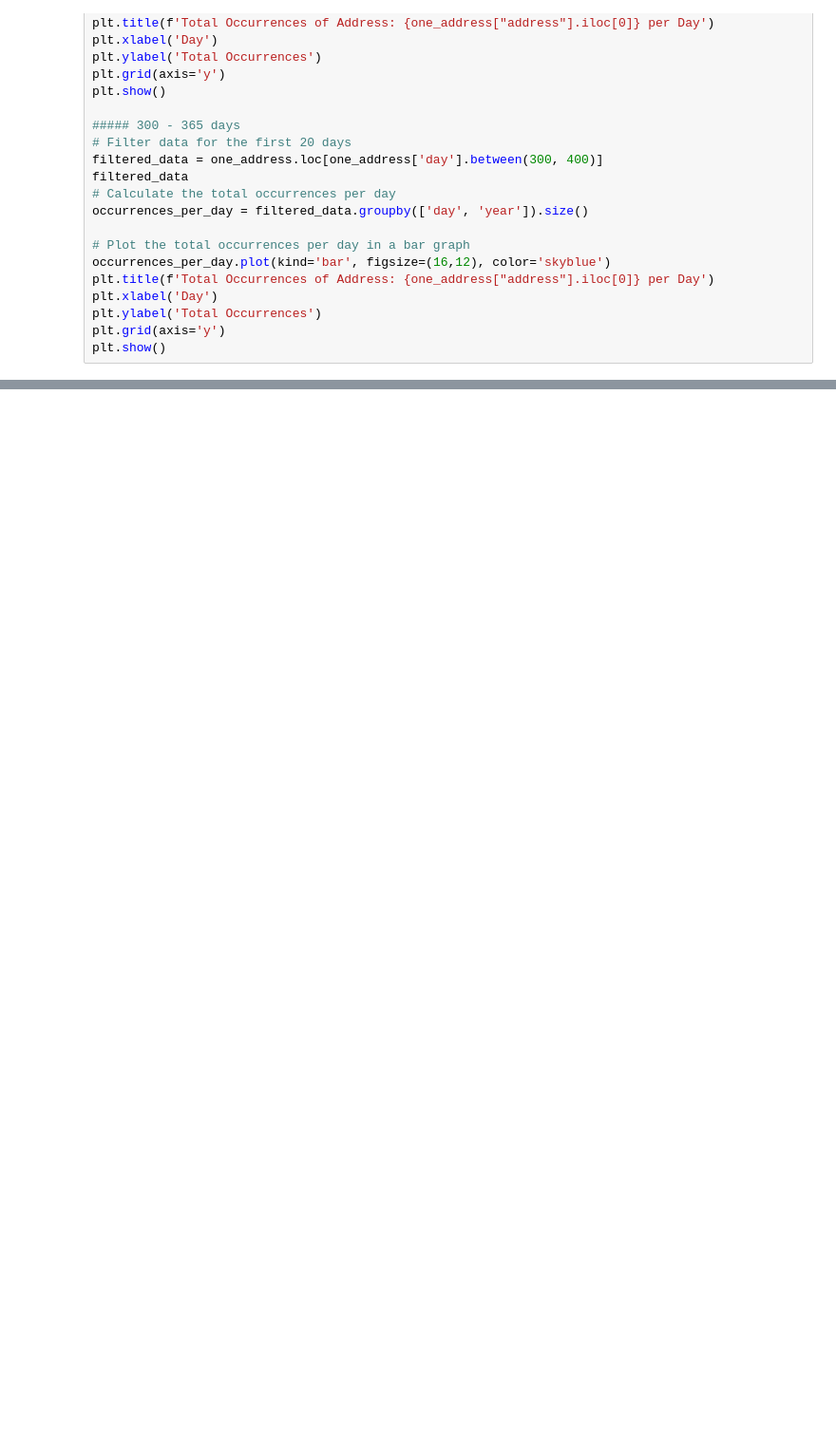
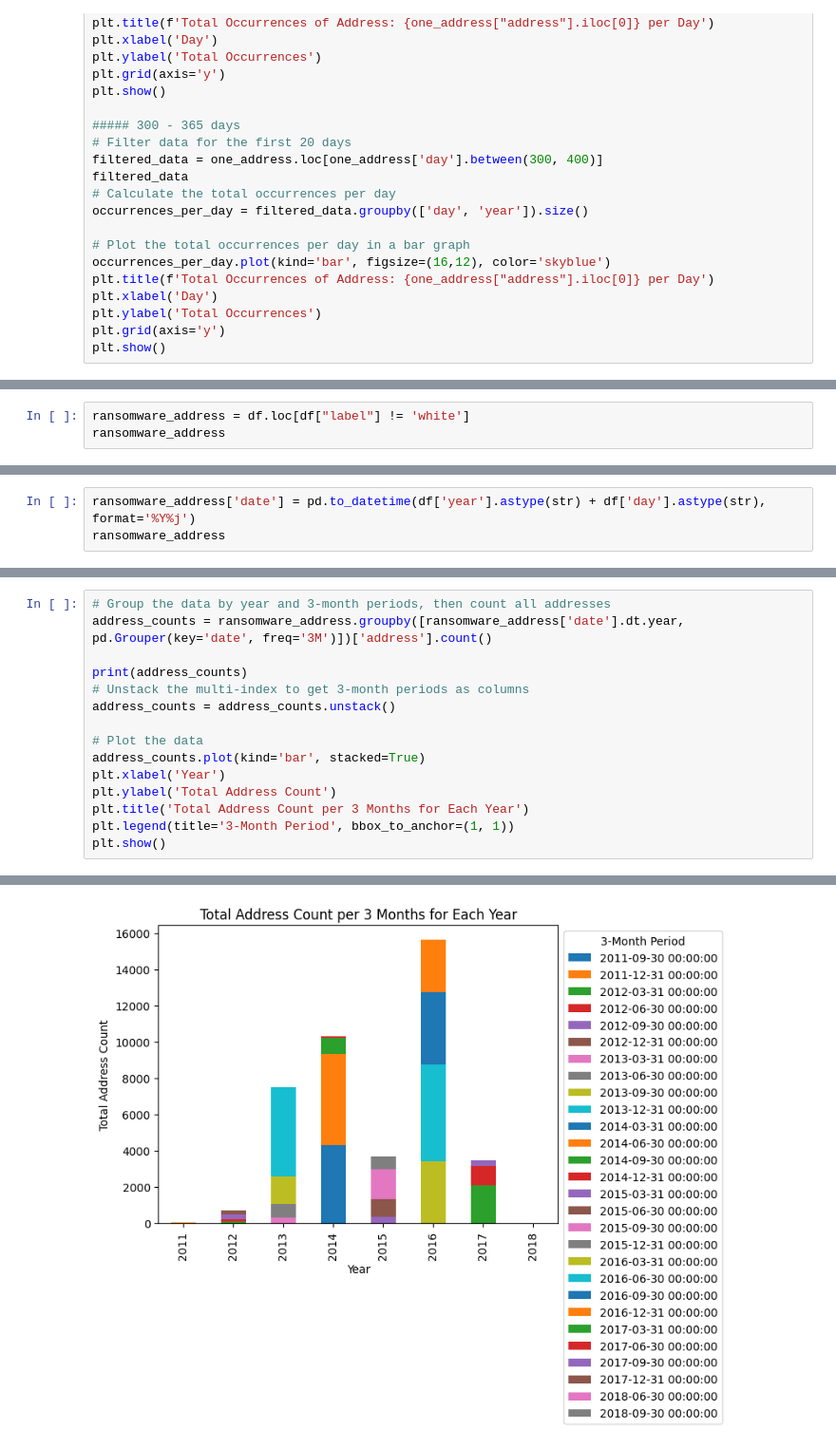
Before and after one commit to maraj09/thesis, a Jupyter notebook: thesis_time_series_analysis.ipynb, the cells around one changed output, grey strips where cells are left out. Shown: that part at 95% size. Saved outputs shown, nothing was run; the diff lists cells and outputs as text; blank space fills up the shorter version.

```diff
--- a/thesis_time_series_analysis.ipynb
+++ b/thesis_time_series_analysis.ipynb
@@ -205,0 +140,3 @@ See the caveats in the documentation: https://pandas.pydata.org/pandas-docs/stab
+# %%
+ransomware_address = df.loc[df["label"] != 'white']
+ransomware_address
@@ -205,0 +157,3 @@ See the caveats in the documentation: https://pandas.pydata.org/pandas-docs/stab
+# %%
+ransomware_address['date'] = pd.to_datetime(df['year'].astype(str) + df['day'].astype(str), format='%Y%j')
+ransomware_address
@@ -205,0 +179,16 @@ See the caveats in the documentation: https://pandas.pydata.org/pandas-docs/stab
+# %%
+# Group the data by year and 3-month periods, then count all addresses
+address_counts = ransomware_address.groupby([ransomware_address['date'].dt.year, pd.Grouper(key='date', freq='3M')])['address'].count()
+
+print(address_counts)
+# Unstack the multi-index to get 3-month periods as columns
+address_counts = address_counts.unstack()
+
+# Plot the data
+address_counts.plot(kind='bar', stacked=True)
+plt.xlabel('Year')
+plt.ylabel('Total Address Count')
+plt.title('Total Address Count per 3 Months for Each Year')
+plt.legend(title='3-Month Period', bbox_to_anchor=(1, 1))
+plt.show()
+# %% [output]
@@ -205,0 +212 @@ See the caveats in the documentation: https://pandas.pydata.org/pandas-docs/stab
+[figure, added]
```
Also changed, not shown: parts of 15 cells of this notebook.
